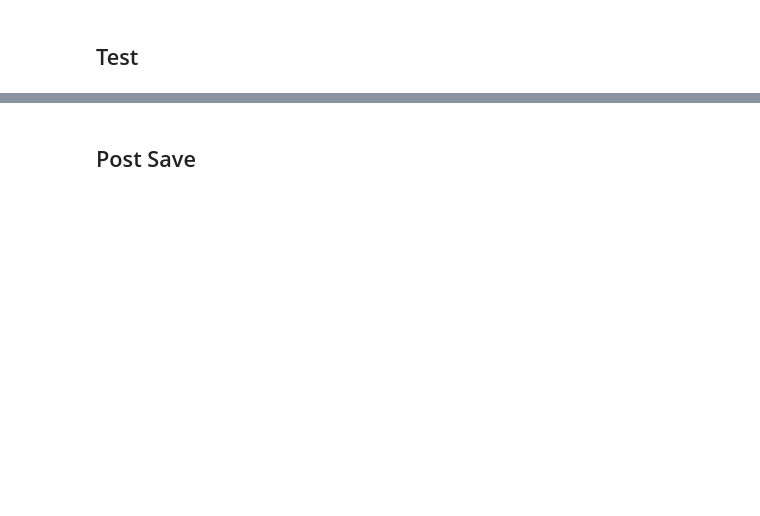
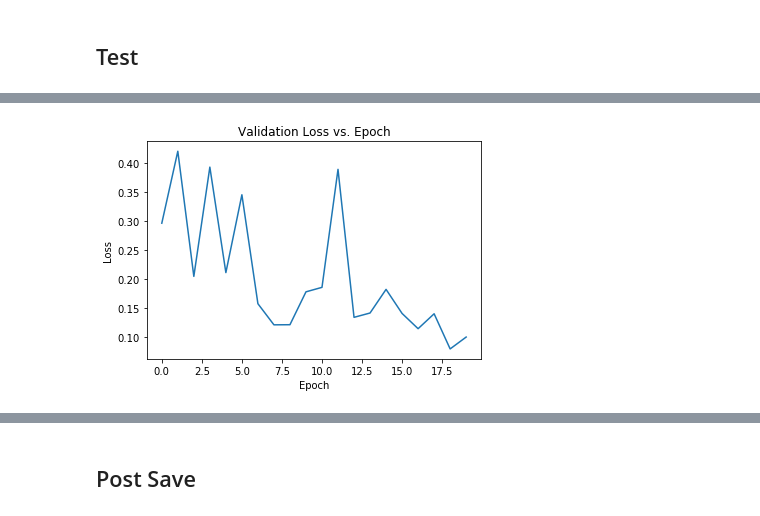
Before and after one commit to cSchubes/icbinbSpaceApps18, a Jupyter notebook: CNN/CNN.ipynb, the cells around one changed output, grey strips where cells are left out. Drawn from its saved outputs; the diff is of its cells as text; code cells hidden in the pictures; blank space fills up the shorter version.

```diff
--- a/CNN/CNN.ipynb
+++ b/CNN/CNN.ipynb
@@ -300,0 +347,9 @@ plt.plot(history.val_acc)
+# %%
+plt.plot(history.val_loss)
+plt.xlabel('Epoch')
+plt.ylabel('Loss')
+plt.title('Validation Loss vs. Epoch')
+plt.savefig('valLoss.png', dpi=180)
+plt.show()
+# %% [output]
+[figure, added]
```
Also changed, not shown: parts of 20 cells of this notebook, 21 other files.
